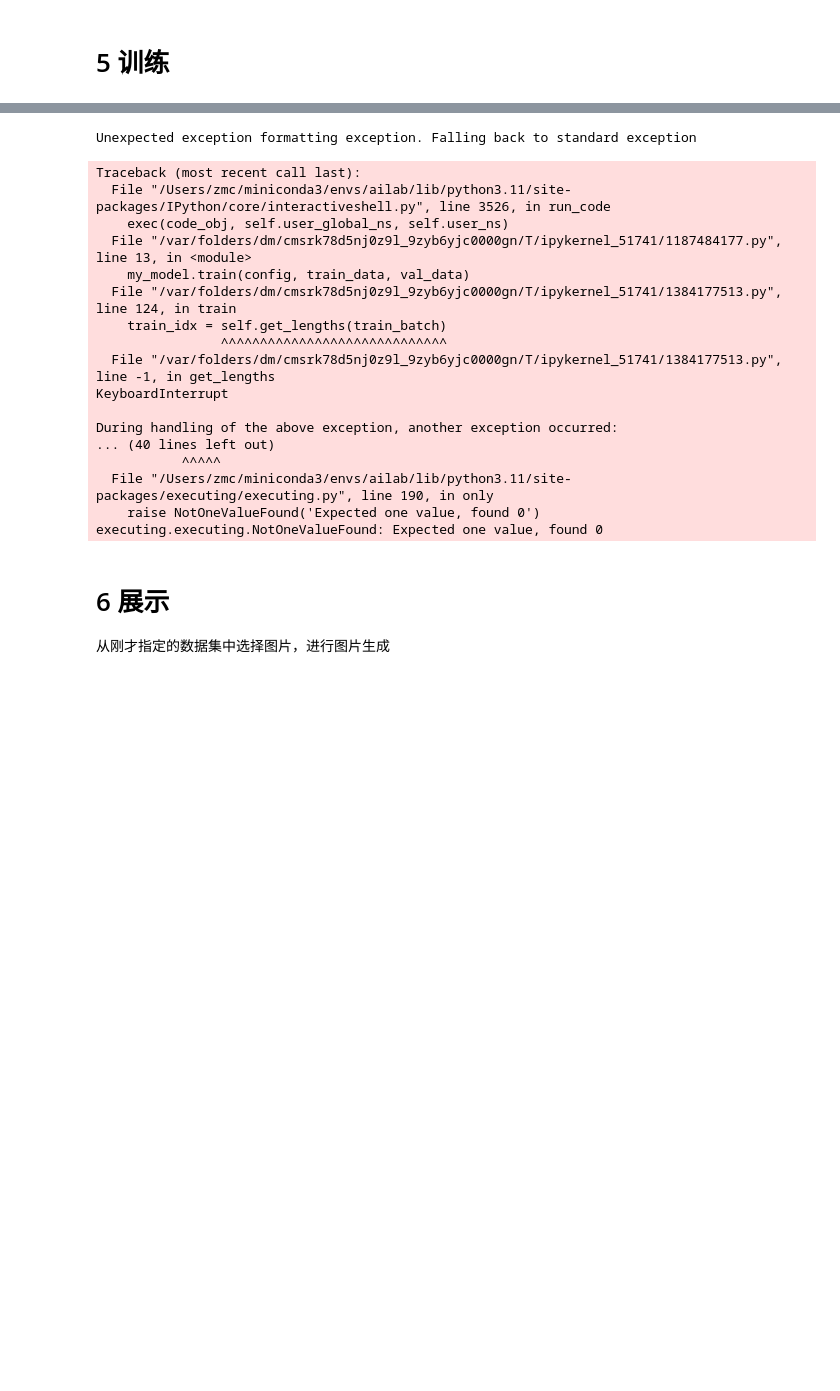
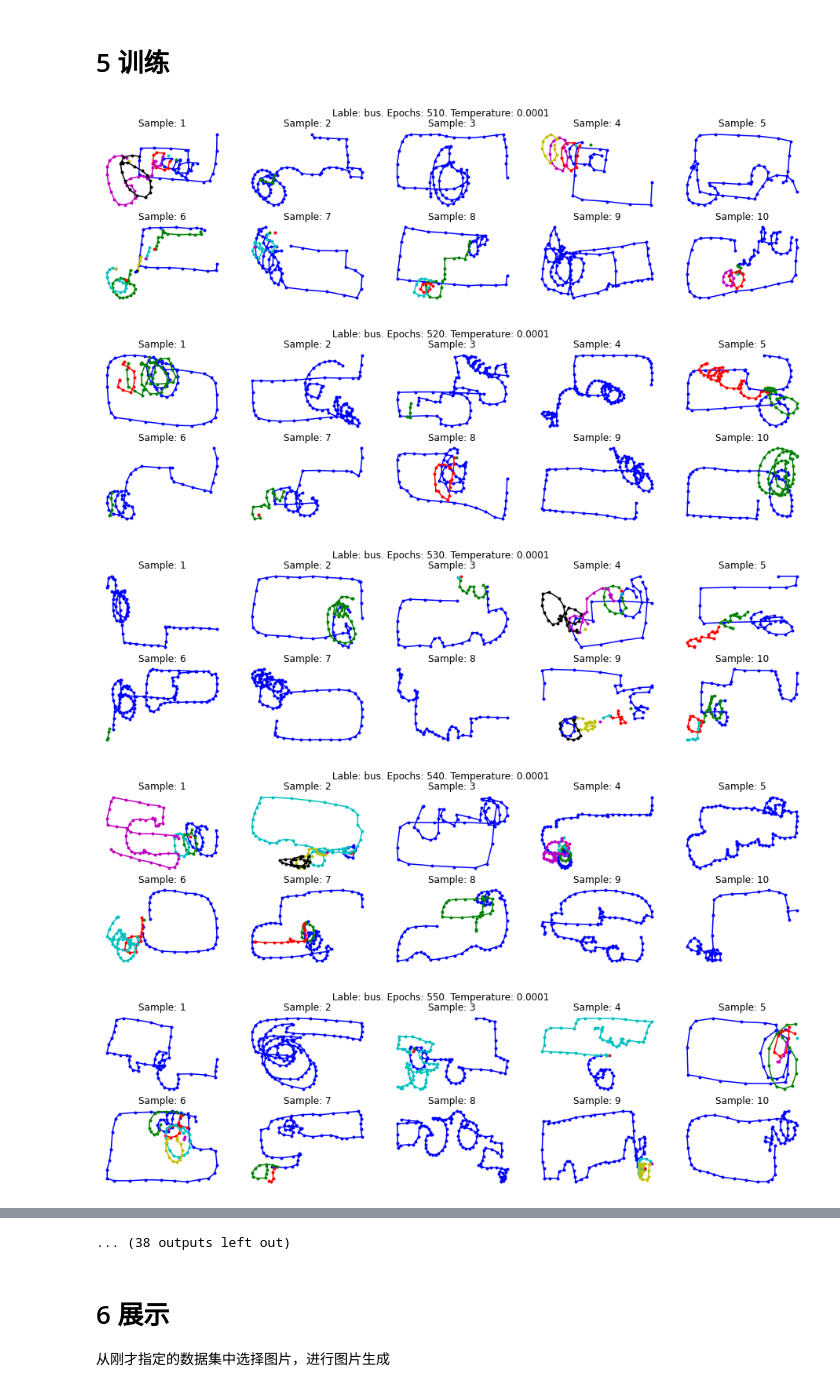
Before and after one commit to CoEric0/LJ_ai_task, a Jupyter notebook: final/SketchRNN.ipynb, the cells around one changed output, grey strips where cells are left out. Drawn from its saved outputs; the diff is of its cells as text; code cells hidden in the pictures; blank space fills up the shorter version.

```diff
--- a/final/SketchRNN.ipynb
+++ b/final/SketchRNN.ipynb
@@ -647,15 +647,20 @@ class model(nn.Module):
 # %%
 config.mode = 'train'
 my_model = model(config)
 
 # 一些参数调整，根据实际情况选择
-# config.continue_train = True
-# config.last_train_epoch = 53
+config.continue_train = True
+config.last_train_epoch = 499
 if config.continue_train:
     my_model.encoder.load_state_dict(torch.load(f"./saved_model/trained_SRNN_{config.data_lable}_epoch{config.last_train_epoch}_encoder.pth", map_location=config.device))
     my_model.decoder.load_state_dict(torch.load(f"./saved_model/trained_SRNN_{config.data_lable}_epoch{config.last_train_epoch}_decoder.pth", map_location=config.device))
 
 
 
 my_model.train(config, train_data, val_data)
 # %% [output]
+[figure, added]
+[figure, added]
+[figure, added]
+[figure, added]
+[figure, added]
@@ -662,21 +674,4 @@ my_model.train(config, train_data, val_data)
-Unexpected exception formatting exception. Falling back to standard exception
+... (38 outputs left out)
-Traceback (most recent call last):
-  File "/Users/zmc/miniconda3/envs/ailab/lib/python3.11/site-packages/IPython/core/interactiveshell.py", line 3526, in run_code
-    exec(code_obj, self.user_global_ns, self.user_ns)
-  File "/var/folders/dm/cmsrk78d5nj0z9l_9zyb6yjc0000gn/T/ipykernel_51741/1187484177.py", line 13, in <module>
-    my_model.train(config, train_data, val_data)
-  File "/var/folders/dm/cmsrk78d5nj0z9l_9zyb6yjc0000gn/T/ipykernel_51741/1384177513.py", line 124, in train
-    train_idx = self.get_lengths(train_batch)
-                ^^^^^^^^^^^^^^^^^^^^^^^^^^^^^
-  File "/var/folders/dm/cmsrk78d5nj0z9l_9zyb6yjc0000gn/T/ipykernel_51741/1384177513.py", line -1, in get_lengths
-KeyboardInterrupt
-
-During handling of the above exception, another exception occurred:
-... (40 lines left out)
-           ^^^^^
-  File "/Users/zmc/miniconda3/envs/ailab/lib/python3.11/site-packages/executing/executing.py", line 190, in only
-    raise NotOneValueFound('Expected one value, found 0')
-executing.executing.NotOneValueFound: Expected one value, found 0
 # %% [markdown]
 # 6 展示
 从刚才指定的数据集中选择图片，进行图片生成
```
Also changed, not shown: parts of 4 cells of this notebook.
